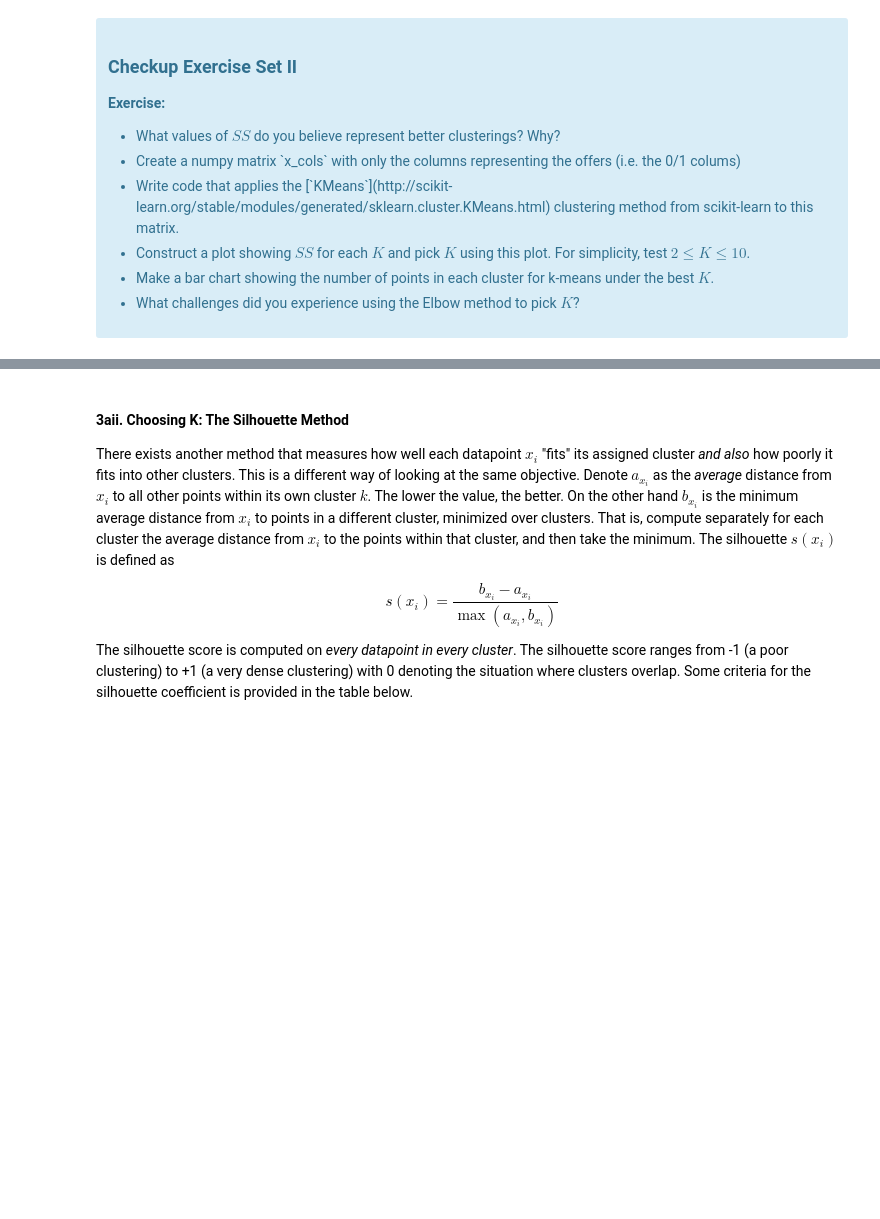
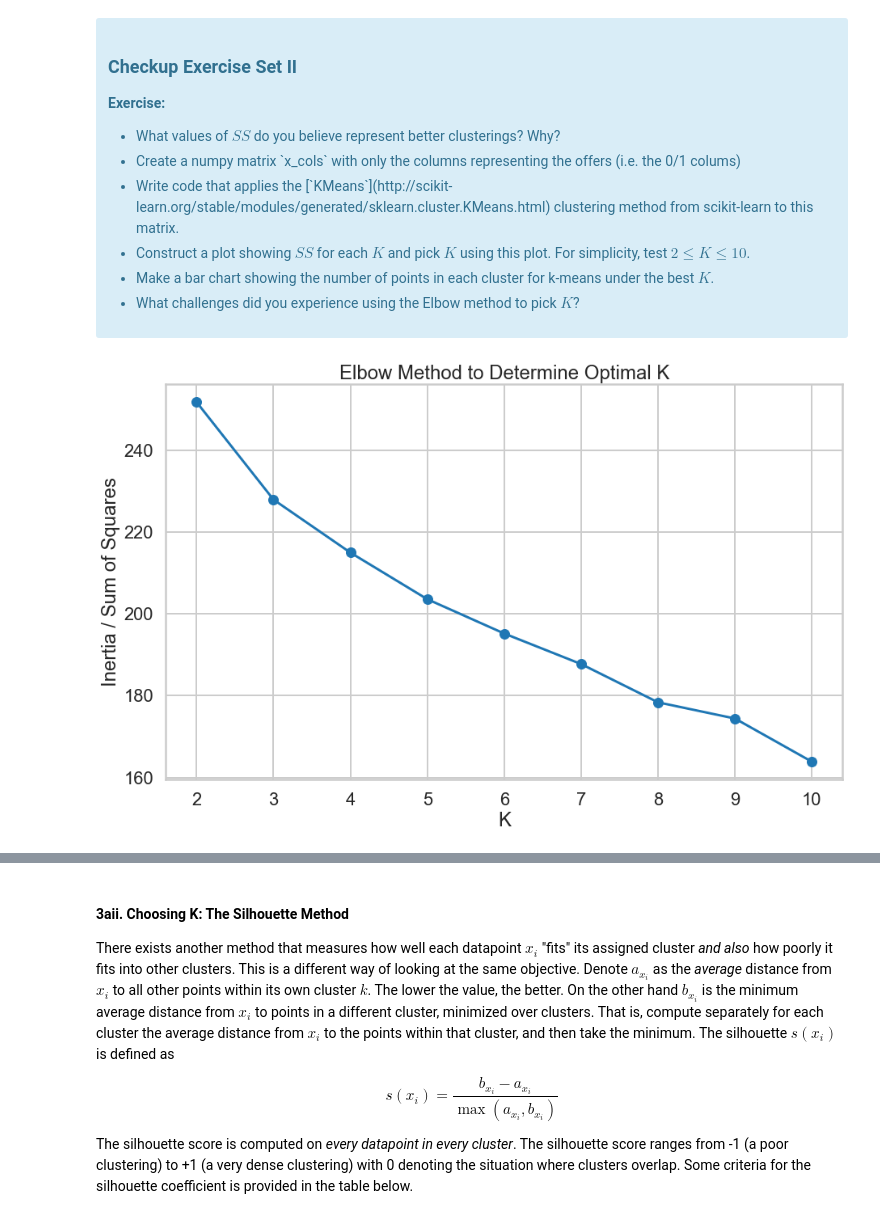
Before and after one commit to dj-m/CustomerSegmentationClustering, a Jupyter notebook: notebooks/Clustering Case Study - Customer Segmentation with K-Means - Tier 3.ipynb, the cells around one changed output, grey strips where cells are left out. Drawn from its saved outputs; the diff is of its cells as text; code cells hidden in the pictures; blank space fills up the shorter version.

Commit message:
Completed section 3ai. Elbow Sum-of-Squares Method

```diff
--- a/notebooks/Clustering Case Study - Customer Segmentation with K-Means - Tier 3.ipynb
+++ b/notebooks/Clustering Case Study - Customer Segmentation with K-Means - Tier 3.ipynb
@@ -90,9 +90,7 @@ The first thing we need is a way to compare customers. To do this, we're going t
 </div>
 # %%
 #your turn
-table = pd.pivot_table(df_transactions, index = 'customer_name', values = 'n', columns = 'offer_id',
-                          fill_value = 0)
-df_pivoted = pd.merge(df_transactions.customer_name, table, how = 'inner', on = 'customer_name')
-df_pivoted.drop_duplicates(inplace = True, ignore_index = True)
-df_pivoted.head()
+df = pd.merge(df_offers, df_transactions)
+matrix = df.pivot_table(index = 'customer_name', values = 'n', columns = 'offer_id', fill_value = 0)
+matrix.shape
 # %% [output]
@@ -136,0 +127,22 @@ where $x_i$ is a point, $C_k$ represents cluster $k$ and $\mu_k$ is the centroid
+# %%
+# your turn
+from sklearn.cluster import KMeans
+
+x_cols = matrix.values
+
+inertias = []
+K = range(2,11)
+
+for k in K:
+    Kmean_M = KMeans(n_clusters = k)
+    Kmean_M.fit(x_cols)
+    inertias.append(Kmean_M.inertia_)
+# %%
+plt.figure(figsize=(15,9))
+plt.plot(K, inertias, 'o-')
+plt.xlabel('K')
+plt.ylabel('Inertia / Sum of Squares')
+plt.title('Elbow Method to Determine Optimal K')
+plt.show()
+# %% [output]
+[figure, added]
```
Also changed, not shown: parts of 3 cells of this notebook.
